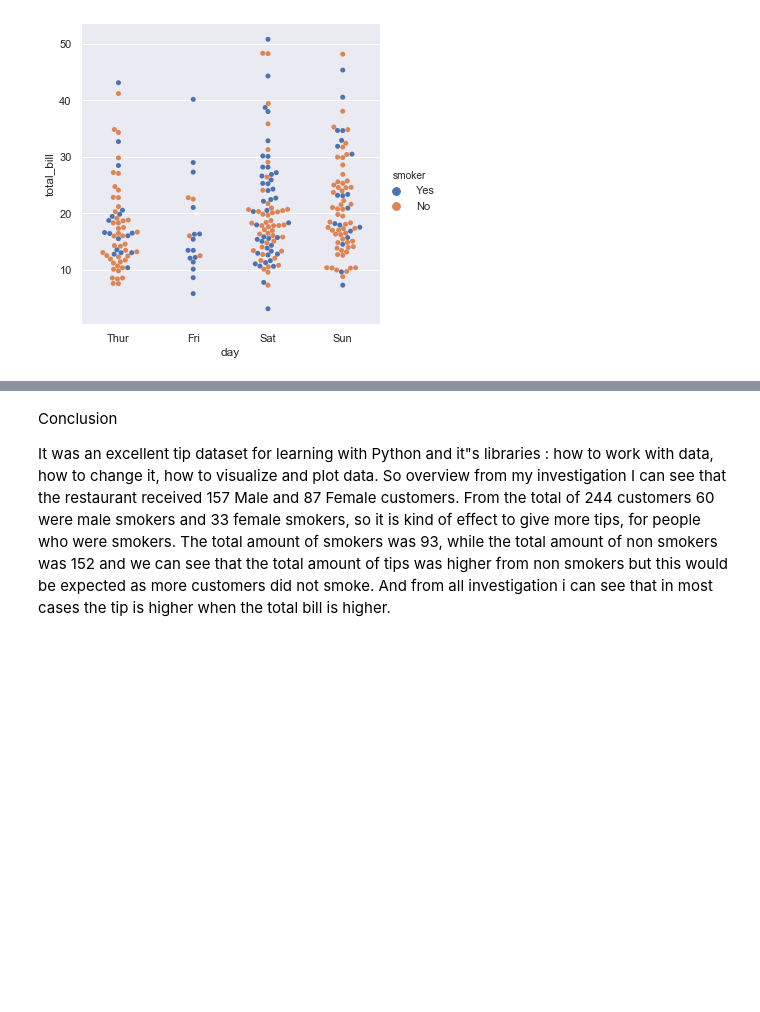
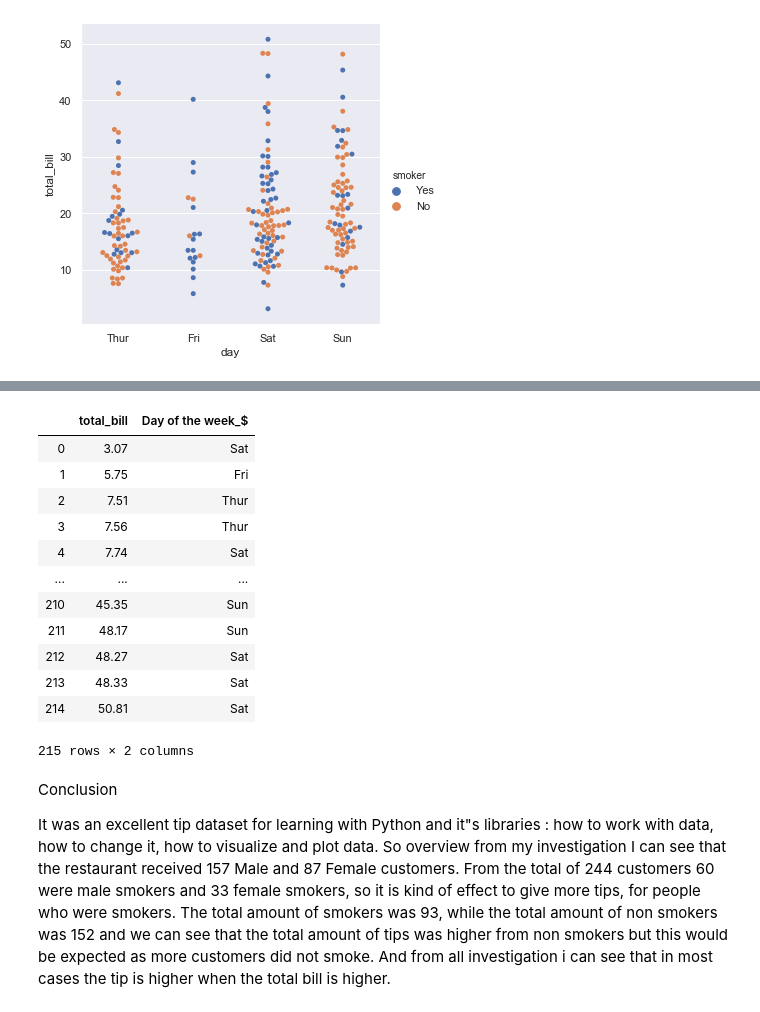
Before and after one commit to rituteval/Fundamentals-assesments, a Jupyter notebook: Tips data set.ipynb, the cells around one changed output, grey strips where cells are left out. Cells and saved outputs as stored; diff of their text form; code cells hidden in the pictures; blank space fills up the shorter version.

```diff
--- a/Tips data set.ipynb
+++ b/Tips data set.ipynb
@@ -491,3 +535,19 @@ sns.catplot(x="day", y="total_bill", hue="smoker", # Ploting categorical variabl
+# %%
+pd.pivot_table(data=df_tips, index='total_bill', values='day', aggfunc='sum').reset_index().rename(columns={'day': 'Day of the week_$'})
+# %% [output]
+|  | total_bill | Day of the week_$ |
+| 0 | 3.07 | Sat |
+| 1 | 5.75 | Fri |
+| 2 | 7.51 | Thur |
+| 3 | 7.56 | Thur |
+| 4 | 7.74 | Sat |
+| ... | ... | ... |
+| 210 | 45.35 | Sun |
+| 211 | 48.17 | Sun |
+| 212 | 48.27 | Sat |
+| 213 | 48.33 | Sat |
+| 214 | 50.81 | Sat |
+215 rows × 2 columns
 # %% [markdown]
 Conclusion
 
```
Also changed, not shown: parts of 5 cells of this notebook.
